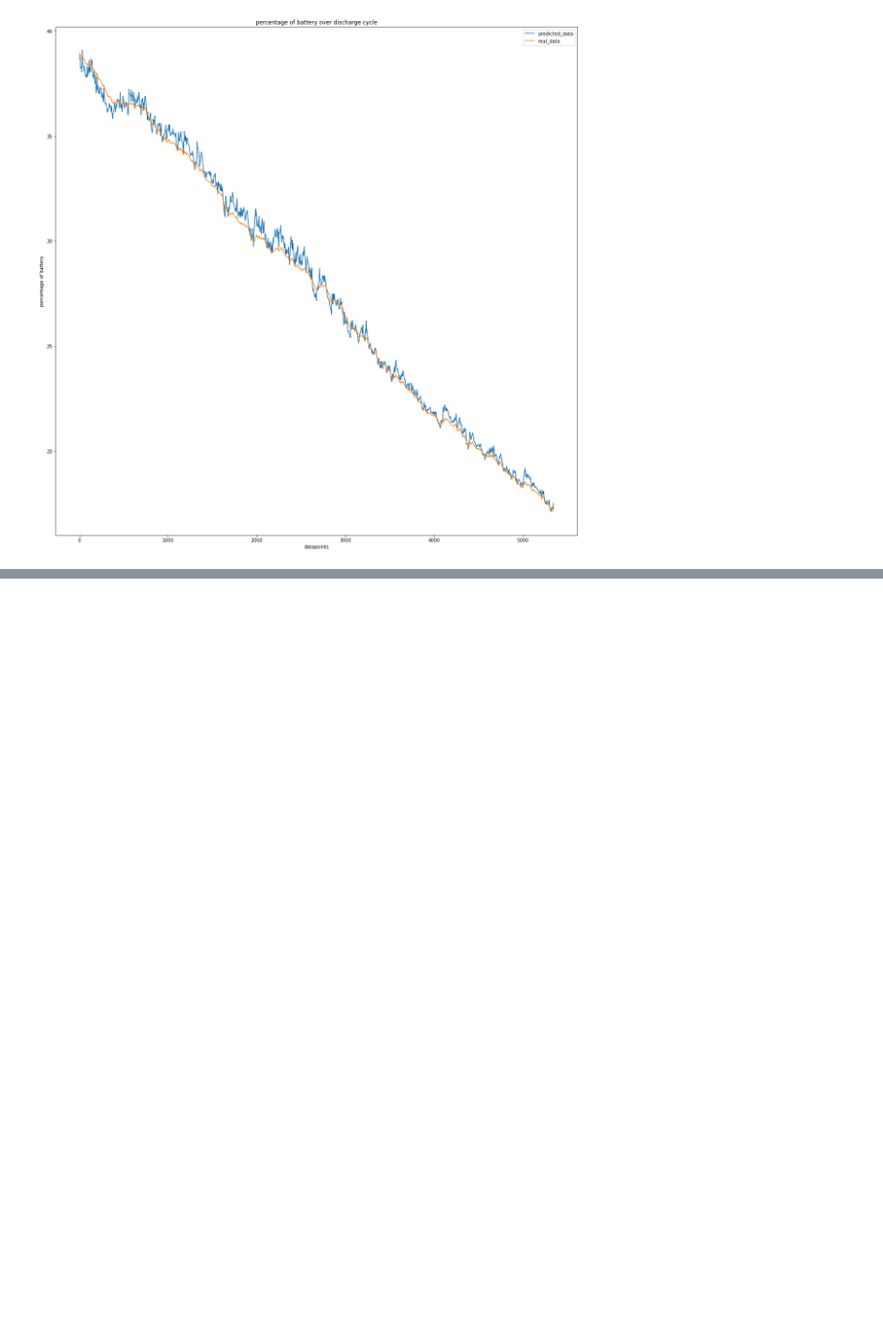
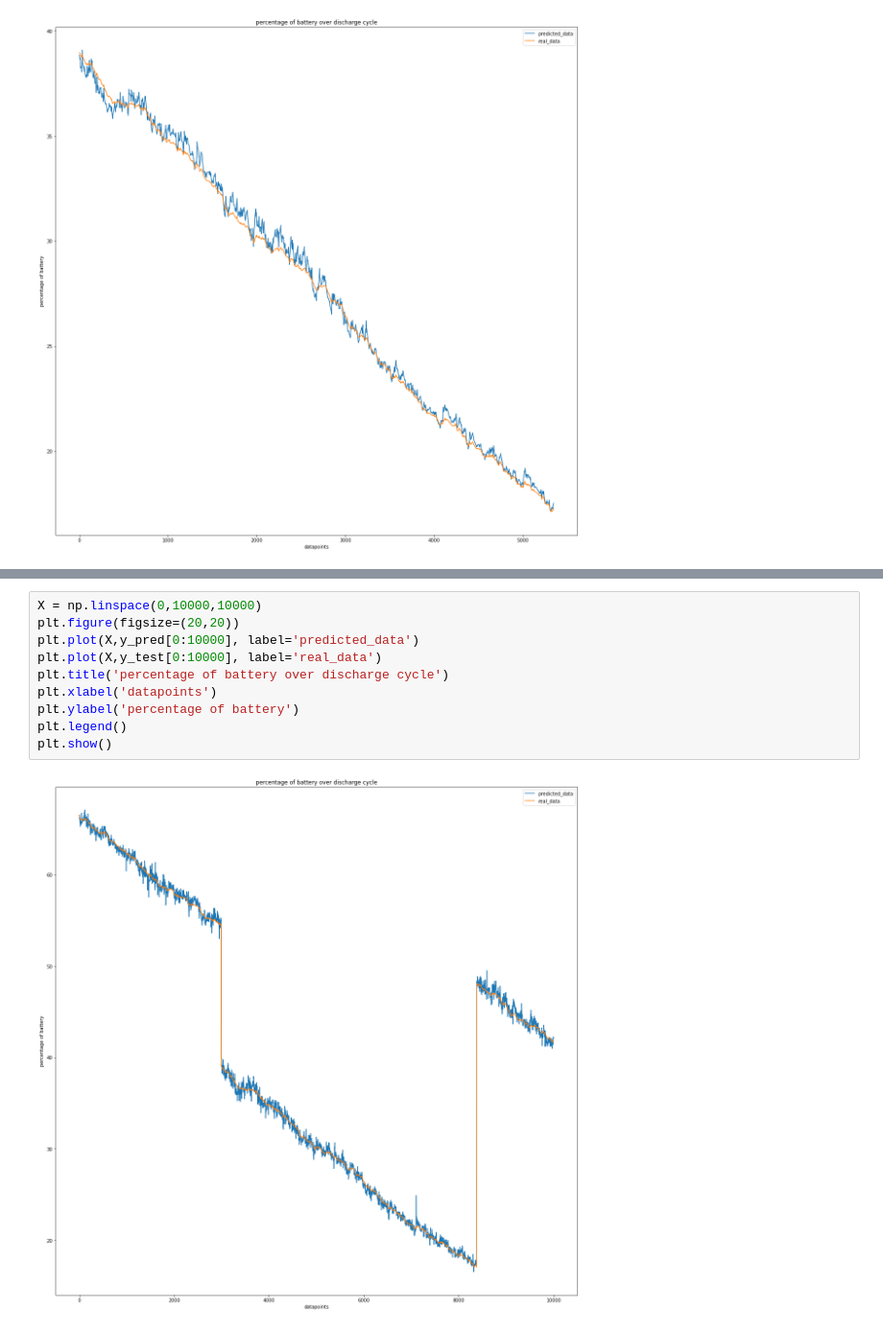
Before and after one commit to pierredm1/4th-Year-Imperial-Thesis, a Jupyter notebook: notebooks/Data Exploration No Temp.ipynb, the cells around one changed output, grey strips where cells are left out. Shown at 96% size. Drawn from its saved outputs; the diff is of its cells as text; blank space fills up the shorter version.

```diff
--- a/notebooks/Data Exploration No Temp.ipynb
+++ b/notebooks/Data Exploration No Temp.ipynb
@@ -467,0 +588,12 @@ X_test
+# %%
+X = np.linspace(0,10000,10000)
+plt.figure(figsize=(20,20))
+plt.plot(X,y_pred[0:10000], label='predicted_data')
+plt.plot(X,y_test[0:10000], label='real_data')
+plt.title('percentage of battery over discharge cycle')
+plt.xlabel('datapoints')
+plt.ylabel('percentage of battery')
+plt.legend()
+plt.show()
+# %% [output]
+[figure, added]
```
Also changed, not shown: parts of 45 cells of this notebook, 2 other files.
